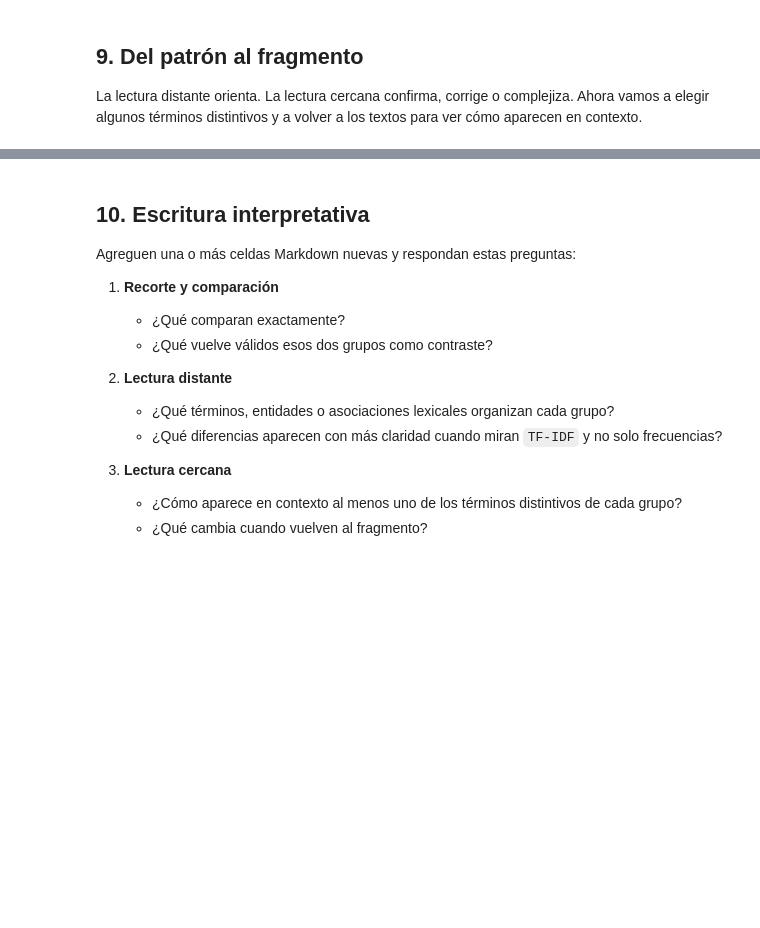
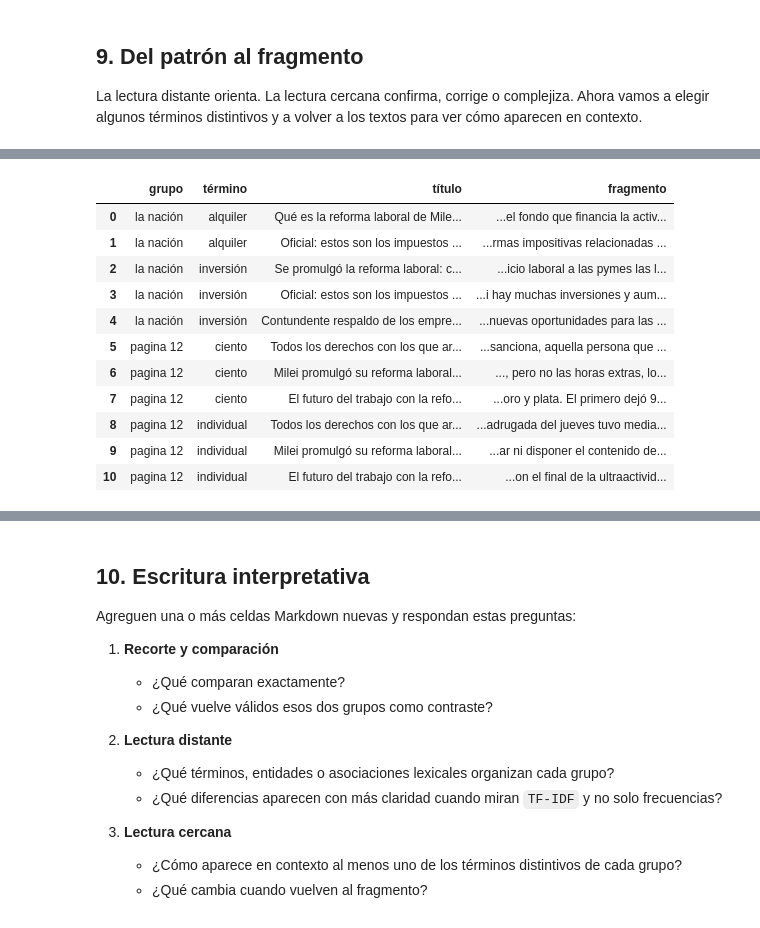
Before and after one commit to Sabri-Nang/sanches-sabrina-pln-1c-2026, a Jupyter notebook: TPI_2/TPI_2_Text_Mining_y_Analisis_Discursivo_Comparado.ipynb, the cells around one changed output, grey strips where cells are left out. Saved outputs shown, nothing was run; the diff lists cells and outputs as text; code cells hidden in the pictures; blank space fills up the shorter version.

Commit message:
Actualizo Del patrón al fragmento

```diff
--- a/TPI_2/TPI_2_Text_Mining_y_Analisis_Discursivo_Comparado.ipynb
+++ b/TPI_2/TPI_2_Text_Mining_y_Analisis_Discursivo_Comparado.ipynb
@@ -581,0 +734,16 @@ display(fragmentos)
+# %%
+with pd.option_context('display.max_colwidth', None):
+    display(fragmentos)
+# %% [output]
+|  | grupo | término | título | fragmento |
+| 0 | la nación | alquiler | Qué es la reforma laboral de Mile... | ...el fondo que financia la activ... |
+| 1 | la nación | alquiler | Oficial: estos son los impuestos ... | ...rmas impositivas relacionadas ... |
+| 2 | la nación | inversión | Se promulgó la reforma laboral: c... | ...icio laboral a las pymes las l... |
+| 3 | la nación | inversión | Oficial: estos son los impuestos ... | ...i hay muchas inversiones y aum... |
+| 4 | la nación | inversión | Contundente respaldo de los empre... | ...nuevas oportunidades para las ... |
+| 5 | pagina 12 | ciento | Todos los derechos con los que ar... | ...sanciona, aquella persona que ... |
+| 6 | pagina 12 | ciento | Milei promulgó su reforma laboral... | ..., pero no las horas extras, lo... |
+| 7 | pagina 12 | ciento | El futuro del trabajo con la refo... | ...oro y plata. El primero dejó 9... |
+| 8 | pagina 12 | individual | Todos los derechos con los que ar... | ...adrugada del jueves tuvo media... |
+| 9 | pagina 12 | individual | Milei promulgó su reforma laboral... | ...ar ni disponer el contenido de... |
+| 10 | pagina 12 | individual | El futuro del trabajo con la refo... | ...on el final de la ultraactivid... |
```
Also changed, not shown: parts of 20 cells of this notebook.
